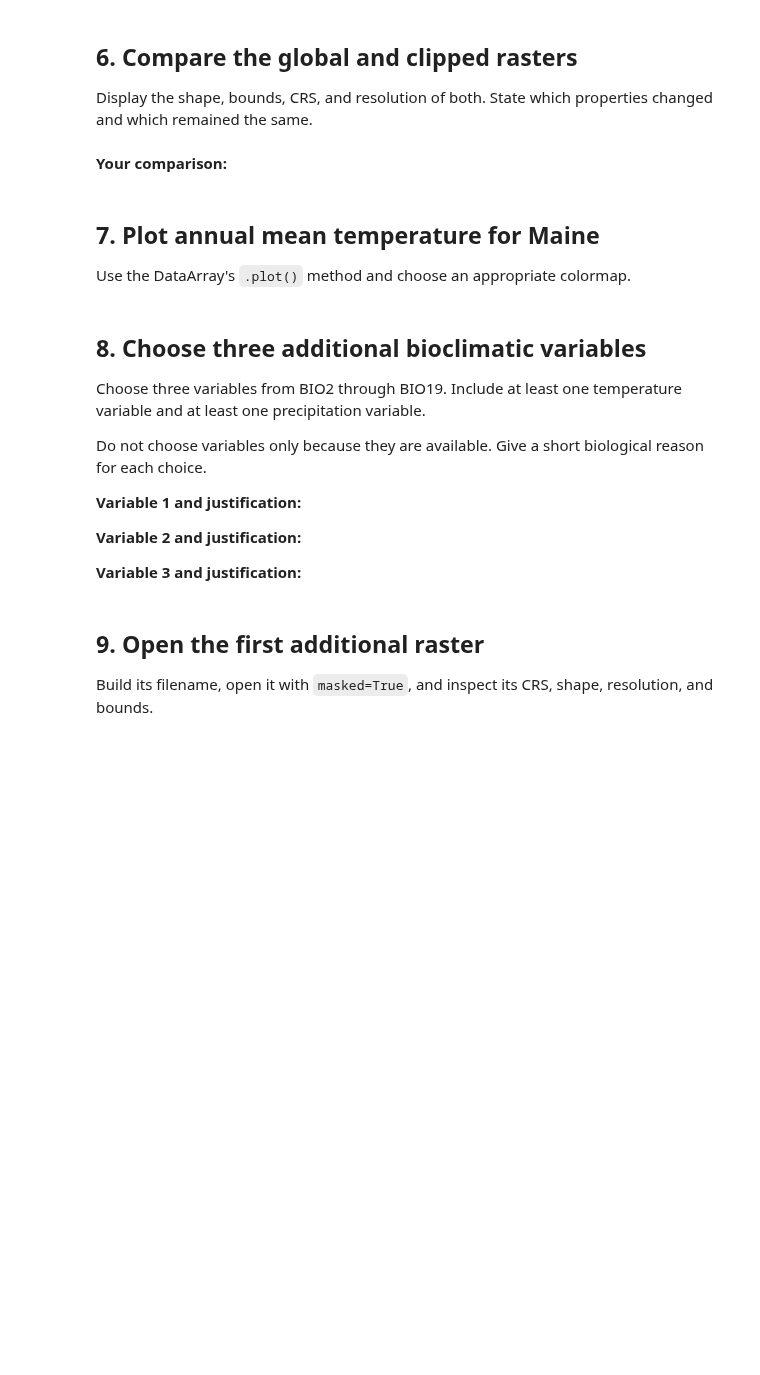
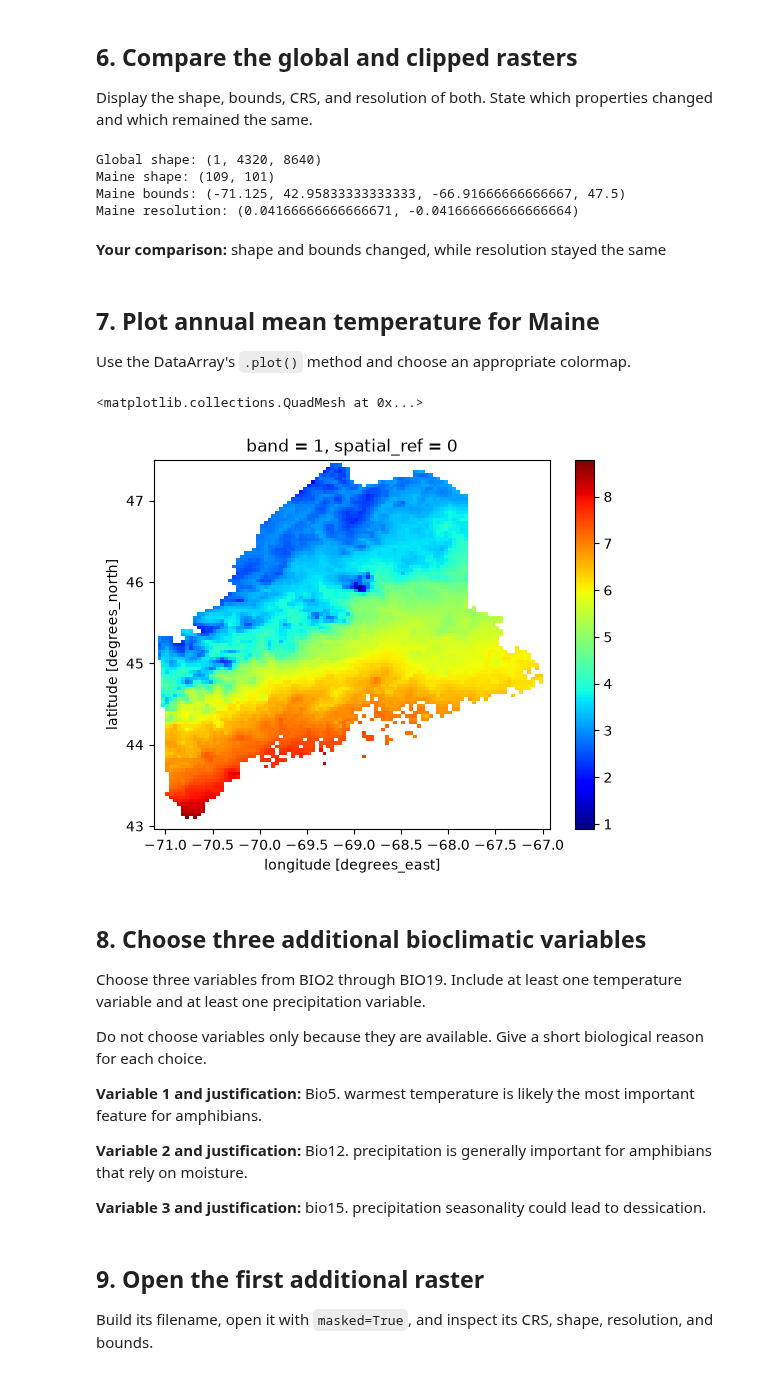
Before and after one commit to Gyrosigma/BIO597-SpatialBiodiversity, a Jupyter notebook: docs/assignments/Assignment-05-RasterData.ipynb, the cells around one changed output. Saved outputs shown, nothing was run; the diff lists cells and outputs as text; code cells hidden in the pictures; blank space fills up the shorter version.

```diff
--- a/docs/assignments/Assignment-05-RasterData.ipynb
+++ b/docs/assignments/Assignment-05-RasterData.ipynb
@@ -43,6 +67,14 @@ Read `Maine_State_Boundary.shp`. Inspect its CRS and shape, then use `dissolve()
 # %%
 boundary_path = "../labs/ME_ShapeFiles/Maine_State_Boundary.shp"
 
+maine_boundary = gpd.read_file(boundary_path)
+
+print(maine_boundary.shape)
+print(maine_boundary.crs)
+
+maine_boundary = maine_boundary.dissolve()
+
+maine_boundary
 # Read the boundary.
 # Print its CRS and shape.
 # Dissolve it to one row.
@@ -51,12 +88,13 @@ boundary_path = "../labs/ME_ShapeFiles/Maine_State_Boundary.shp"
 
 Open `wc2.1_2.5m_bio_1.tif` with `masked=True`. Store the result as `bio1`.
 # %%
-bioclim_path = Path("/home/jovyan/shared-readwrite/bioclim")
+from pathlib import Path
+bioclim_path = Path("/home/jovyan/shared/bioclim")
 bio1_path = bioclim_path / "wc2.1_2.5m_bio_1.tif"
 
 bio1 = rxr.open_rasterio(
-    __________,
-    masked=__________,
+    bio1_path,
+    masked=True,
 )
 
 bio1
@@ -81,27 +150,40 @@ Add a brief comment beside each output explaining what it describes.
 Use `rio.clip()` with the dissolved boundary. Set `drop=True` and `from_disk=True`, then remove the one-band dimension with `squeeze()`.
 # %%
 bio1_maine = bio1.rio.clip(
-    __________.geometry,
-    __________.crs,
-    drop=__________,
-    from_disk=__________,
+    maine_boundary.geometry,
+    maine_boundary.crs,
+    drop=True,
+    from_disk=True,
 )
 
-bio1_maine = bio1_maine.__________()
+bio1_maine = bio1_maine.squeeze()
 # %% [markdown]
 ## 6. Compare the global and clipped rasters
 
 Display the shape, bounds, CRS, and resolution of both. State which properties changed and which remained the same.
 # %%
 # Compare global and clipped metadata here.
+print("Global shape:", bio1.shape)
+print("Maine shape:", bio1_maine.shape)
+print("Maine bounds:", bio1_maine.rio.bounds())
+print("Maine resolution:", bio1_maine.rio.resolution())
+# %% [output]
+Global shape: (1, 4320, 8640)
+Maine shape: (109, 101)
+Maine bounds: (-71.125, 42.95833333333333, -66.91666666666667, 47.5)
+Maine resolution: (0.04166666666666671, -0.041666666666666664)
 # %% [markdown]
-**Your comparison:**
+**Your comparison:** shape and bounds changed, while resolution stayed the same
 # %% [markdown]
 ## 7. Plot annual mean temperature for Maine
 
 Use the DataArray's `.plot()` method and choose an appropriate colormap.
 # %%
 # Plot bio1_maine here.
+bio1_maine.plot(cmap="jet")
+# %% [output]
+<matplotlib.collections.QuadMesh at 0x...>
+[figure, added]
 # %% [markdown]
 ## 8. Choose three additional bioclimatic variables
 
@@ -109,11 +191,11 @@ Choose three variables from BIO2 through BIO19. Include at least one temperature
 
 Do not choose variables only because they are available. Give a short biological reason for each choice.
 
-**Variable 1 and justification:**
+**Variable 1 and justification:** Bio5. warmest temperature is likely the most important feature for amphibians.
 
-**Variable 2 and justification:**
+**Variable 2 and justification:** Bio12. precipitation is generally important for amphibians that rely on moisture.
 
-**Variable 3 and justification:**
+**Variable 3 and justification:** bio15. precipitation seasonality could lead to dessication.
 # %% [markdown]
 ## 9. Open the first additional raster
 
```
Also changed, not shown: parts of 34 cells of this notebook.
